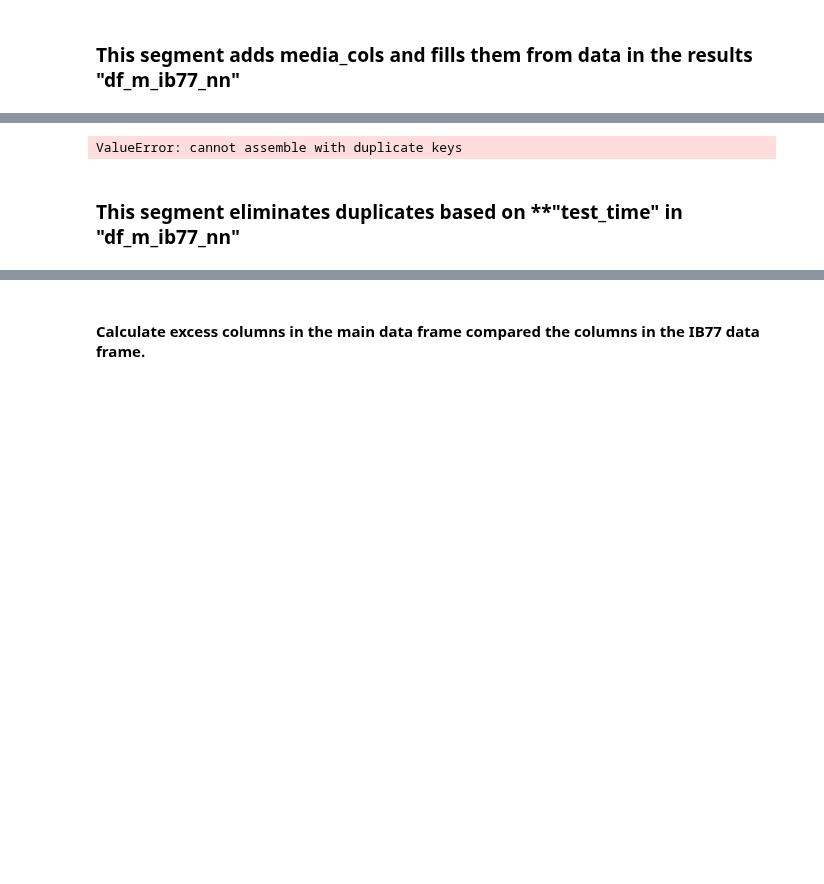
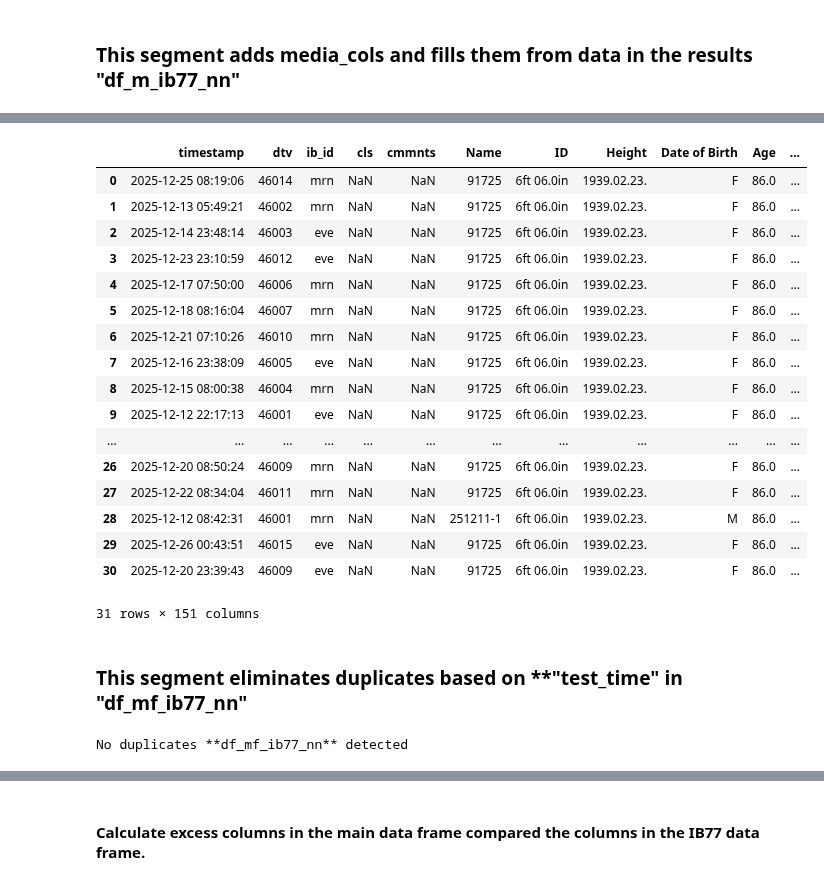
Before and after one commit to 1ratlabs/JL_2, a Jupyter notebook: col_wise_import.ipynb, the cells around one changed output, grey strips where cells are left out. Cells and saved outputs as stored; diff of their text form; code cells hidden in the pictures; blank space fills up the shorter version.

```diff
--- a/col_wise_import.ipynb
+++ b/col_wise_import.ipynb
@@ -429,0 +454,3 @@ df_m_ib77_nn = prepend_empty_columns(df_ib77_nn, media_lst)
+# %%
+df_m_ib77_nn = drop_duplicate_columns(df_m_ib77_nn)
+print ("df_m_ib77_nn , No numbers, no duplicates OK")
@@ -431,0 +480,2 @@ df_m_ib77_nn = prepend_empty_columns(df_ib77_nn, media_lst)
+# %%
+df_m_ib77_nn = drop_duplicate_columns(df_m_ib77_nn)
@@ -432,9 +510,26 @@ df_m_ib77_nn = prepend_empty_columns(df_ib77_nn, media_lst)
 # %%
-# fill_ib_media_cols(df_m_ib_tst_nn)
-fill_ib_media_cols(df_m_ib77_nn)
+# fill_ib_media_cols(df_m_ib77_nn)
+df_mf_ib77_nn = fill_ib_media_cols(df_m_ib77_nn)
 # verify
-df_m_ib77_nn  #[media_lst]
+df_mf_ib77_nn
 # %% [output]
+|  | timestamp | dtv | ib_id | cls | cmmnts | Name | ID | Height | Date of Birth | Age | ... |
+| 0 | 2025-12-25 08:19:06 | 46014 | mrn | NaN | NaN | 91725 | 6ft 06.0in | 1939.02.23. | F | 86.0 | ... |
+| 1 | 2025-12-13 05:49:21 | 46002 | mrn | NaN | NaN | 91725 | 6ft 06.0in | 1939.02.23. | F | 86.0 | ... |
+| 2 | 2025-12-14 23:48:14 | 46003 | eve | NaN | NaN | 91725 | 6ft 06.0in | 1939.02.23. | F | 86.0 | ... |
+| 3 | 2025-12-23 23:10:59 | 46012 | eve | NaN | NaN | 91725 | 6ft 06.0in | 1939.02.23. | F | 86.0 | ... |
+| 4 | 2025-12-17 07:50:00 | 46006 | mrn | NaN | NaN | 91725 | 6ft 06.0in | 1939.02.23. | F | 86.0 | ... |
+| 5 | 2025-12-18 08:16:04 | 46007 | mrn | NaN | NaN | 91725 | 6ft 06.0in | 1939.02.23. | F | 86.0 | ... |
+| 6 | 2025-12-21 07:10:26 | 46010 | mrn | NaN | NaN | 91725 | 6ft 06.0in | 1939.02.23. | F | 86.0 | ... |
+| 7 | 2025-12-16 23:38:09 | 46005 | eve | NaN | NaN | 91725 | 6ft 06.0in | 1939.02.23. | F | 86.0 | ... |
+| 8 | 2025-12-15 08:00:38 | 46004 | mrn | NaN | NaN | 91725 | 6ft 06.0in | 1939.02.23. | F | 86.0 | ... |
+| 9 | 2025-12-12 22:17:13 | 46001 | eve | NaN | NaN | 91725 | 6ft 06.0in | 1939.02.23. | F | 86.0 | ... |
+| ... | ... | ... | ... | ... | ... | ... | ... | ... | ... | ... | ... |
+| 26 | 2025-12-20 08:50:24 | 46009 | mrn | NaN | NaN | 91725 | 6ft 06.0in | 1939.02.23. | F | 86.0 | ... |
+| 27 | 2025-12-22 08:34:04 | 46011 | mrn | NaN | NaN | 91725 | 6ft 06.0in | 1939.02.23. | F | 86.0 | ... |
+| 28 | 2025-12-12 08:42:31 | 46001 | mrn | NaN | NaN | 251211-1 | 6ft 06.0in | 1939.02.23. | M | 86.0 | ... |
+| 29 | 2025-12-26 00:43:51 | 46015 | eve | NaN | NaN | 91725 | 6ft 06.0in | 1939.02.23. | F | 86.0 | ... |
+| 30 | 2025-12-20 23:39:43 | 46009 | eve | NaN | NaN | 91725 | 6ft 06.0in | 1939.02.23. | F | 86.0 | ... |
-ValueError: cannot assemble with duplicate keys
+31 rows × 151 columns
 # %% [markdown]
-### This segment eliminates duplicates based on **"test_time" in **"df_m_ib77_nn"**
+### This segment eliminates duplicates based on **"test_time" in **"df_mf_ib77_nn"**
@@ -444 +536,6 @@ df_m_ib77_nn = drop_duplicates_by_test_time(df_m_ib77_nn, keep='first', log=True
+# %%
+df_mf_ib77_nn.columns[df_mf_ib77_nn.columns.duplicated()]
+print("No duplicates **df_mf_ib77_nn** detected")
+# %% [output]
+No duplicates **df_mf_ib77_nn** detected
 # %%
```
Also changed, not shown: parts of 17 cells of this notebook.
